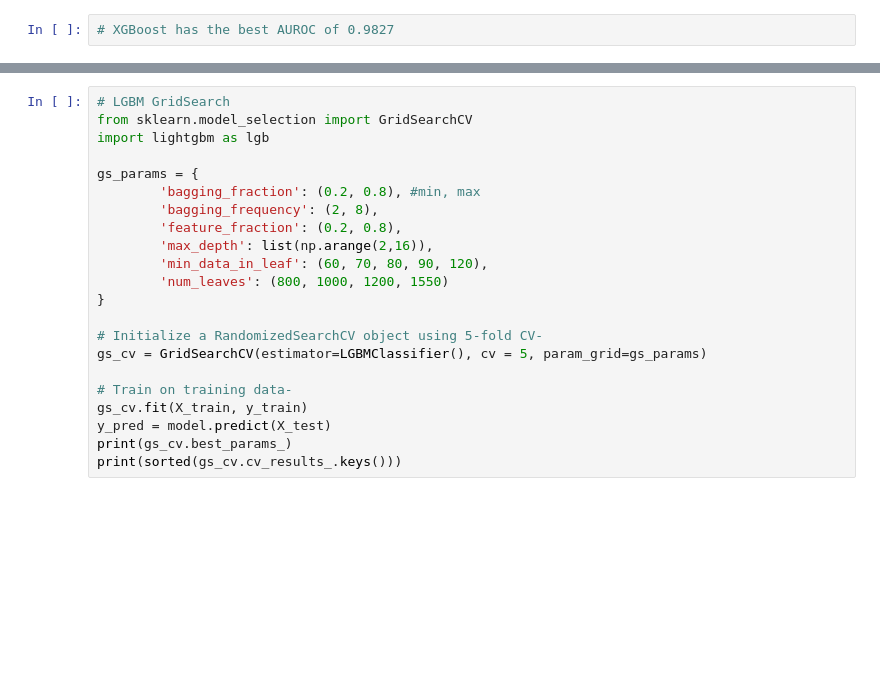
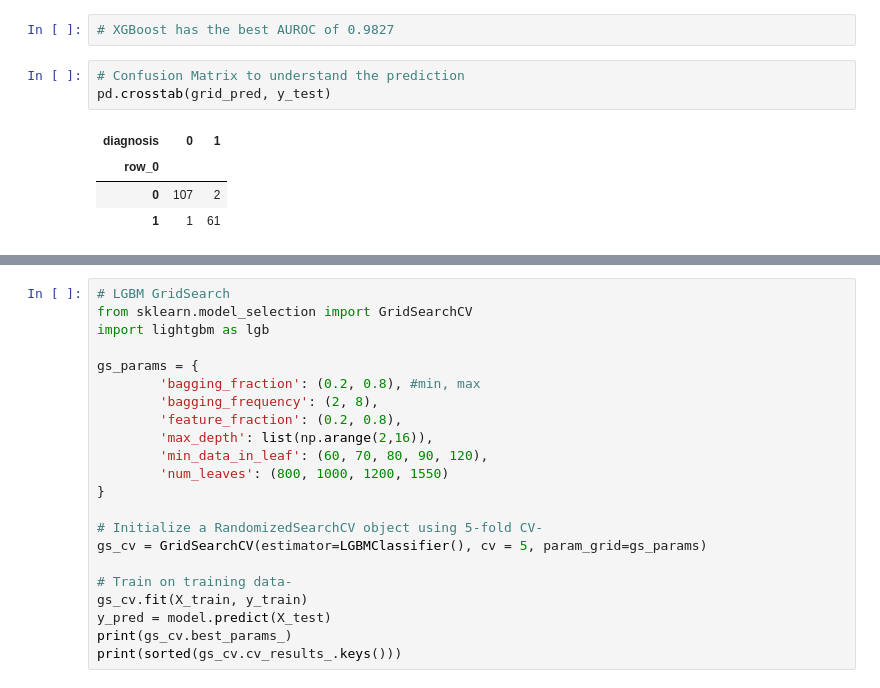
Before and after one commit to sktdebnath/breast_cancer, a Jupyter notebook: Breast_Cancer_Classification.ipynb, the cells around one changed output, grey strips where cells are left out. Saved outputs shown, nothing was run; the diff lists cells and outputs as text; blank space fills up the shorter version.

```diff
--- a/Breast_Cancer_Classification.ipynb
+++ b/Breast_Cancer_Classification.ipynb
@@ -419,3 +431,11 @@ print("AUROC:", roc_auc_score(grid_pred,y_test))
 AUROC: 0.9827611719443623
 # %%
 # XGBoost has the best AUROC of 0.9827
+# %%
+# Confusion Matrix to understand the prediction
+pd.crosstab(grid_pred, y_test)
+# %% [output]
+| diagnosis | 0 | 1 |
+| row_0 |  |  |
+| 0 | 107 | 2 |
+| 1 | 1 | 61 |
```
Also changed, not shown: parts of 4 cells of this notebook.
